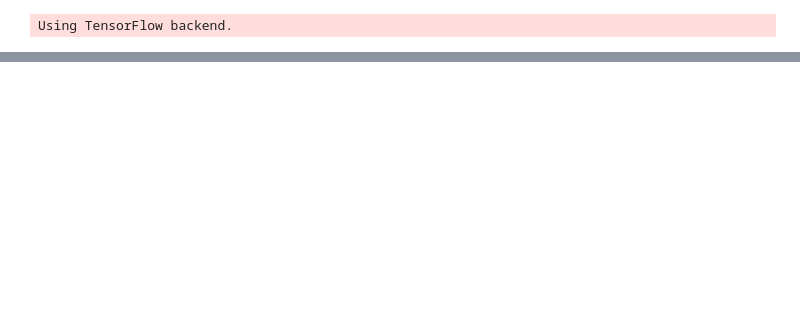
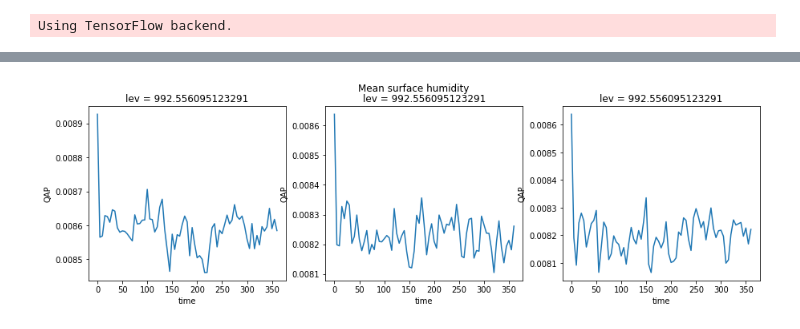
Before and after one commit to raspstephan/CBRAIN-CAM, a Jupyter notebook: notebooks/dev/compare-fbp-32col.ipynb, the cells around one changed output, grey strips where cells are left out. Saved outputs shown, nothing was run; the diff lists cells and outputs as text; code cells hidden in the pictures; blank space fills up the shorter version.

```diff
--- a/notebooks/dev/compare-fbp-32col.ipynb
+++ b/notebooks/dev/compare-fbp-32col.ipynb
@@ -113,0 +59,5 @@ plt.hist((a - b).flat, bins=100);
+# %%
+comp(lambda d: d['QAP'].isel(time=slice(0, None, 48), lev=-1).mean(('lat', 'lon')))
+plt.gcf().suptitle('Mean surface humidity');
+# %% [output]
+[figure, added]
```
Also changed, not shown: parts of 54 cells of this notebook.
